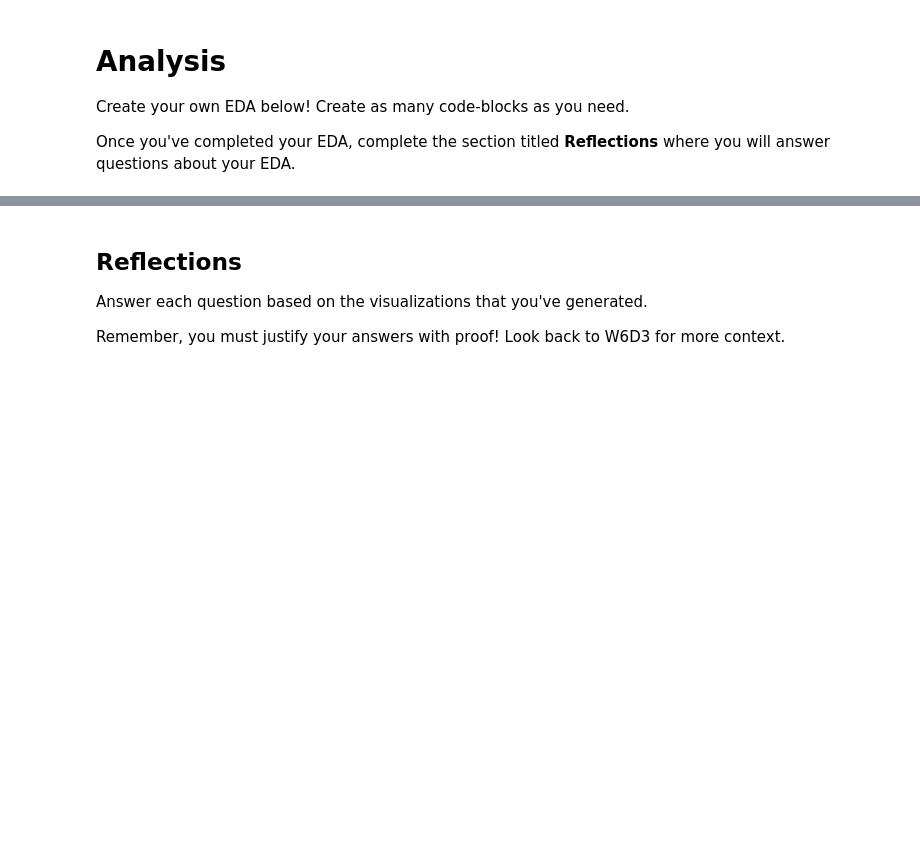
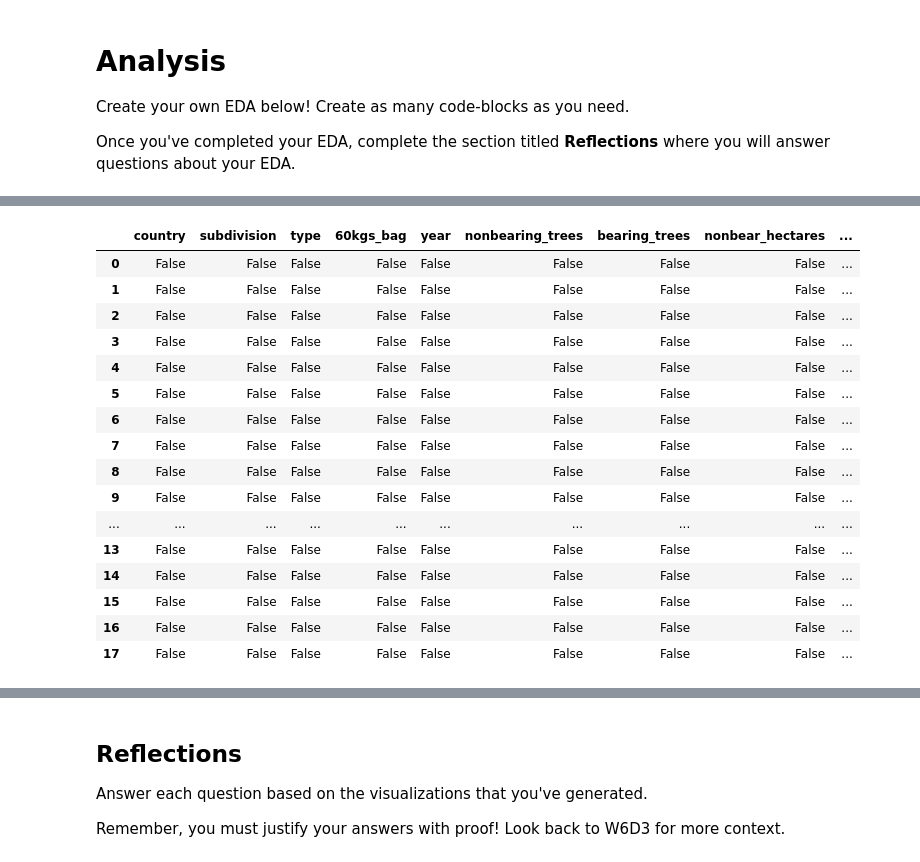
Before and after one commit to BASFishing/Brazil-coffee-production-analysis-Data-Engineering-, a Jupyter notebook: notebooks/analysis.ipynb, the cells around one changed output, grey strips where cells are left out. Cells and saved outputs as stored; diff of their text form; code cells hidden in the pictures; blank space fills up the shorter version.

```diff
--- a/notebooks/analysis.ipynb
+++ b/notebooks/analysis.ipynb
@@ -12,7 +12,7 @@ import seaborn as sns
 import matplotlib.pyplot as plt
 # %%
 # import coffee data
-coffee = pd.read_csv("../data/weather/coffee_output.csv")
+coffee = pd.read_csv("../data/crop/coffee_output.csv")
 
 # import weather data
-weather = pd.read_csv("C:\Users\Bakari\Documents\tkh assignments\weather_analysis\data\weather\weather_data2.csv" & "C:\Users\Bakari\Documents\tkh assignments\weather_analysis\data\weather\weather_data1.csv")
+weather = pd.read_csv("../data/weather/weather_data.csv")
@@ -21,4 +19,4 @@ SyntaxError: (unicode error) 'unicodeescape' codec can't decode bytes in positio
 # %%
 # TODO: Merge these two dataframes together
-
-...
+db = pd.merge(coffee, weather, on=['year', 'subdivision'])
+print(db)
@@ -29,7 +62,25 @@ SyntaxError: (unicode error) 'unicodeescape' codec can't decode bytes in positio
 # %%
 # TODO: Check for null values
 
-...
+db.isnull()
+# %% [output]
+|  | country | subdivision | type | 60kgs_bag | year | nonbearing_trees | bearing_trees | nonbear_hectares | ... |
+| 0 | False | False | False | False | False | False | False | False | ... |
+| 1 | False | False | False | False | False | False | False | False | ... |
+| 2 | False | False | False | False | False | False | False | False | ... |
+| 3 | False | False | False | False | False | False | False | False | ... |
+| 4 | False | False | False | False | False | False | False | False | ... |
+| 5 | False | False | False | False | False | False | False | False | ... |
+| 6 | False | False | False | False | False | False | False | False | ... |
+| 7 | False | False | False | False | False | False | False | False | ... |
+| 8 | False | False | False | False | False | False | False | False | ... |
+| 9 | False | False | False | False | False | False | False | False | ... |
+| ... | ... | ... | ... | ... | ... | ... | ... | ... | ... |
+| 13 | False | False | False | False | False | False | False | False | ... |
+| 14 | False | False | False | False | False | False | False | False | ... |
+| 15 | False | False | False | False | False | False | False | False | ... |
+| 16 | False | False | False | False | False | False | False | False | ... |
+| 17 | False | False | False | False | False | False | False | False | ... |
 # %%
 # TODO: Drop rows that contain null values
 
```
Also changed, not shown: parts of 14 cells of this notebook, 1 other file.
